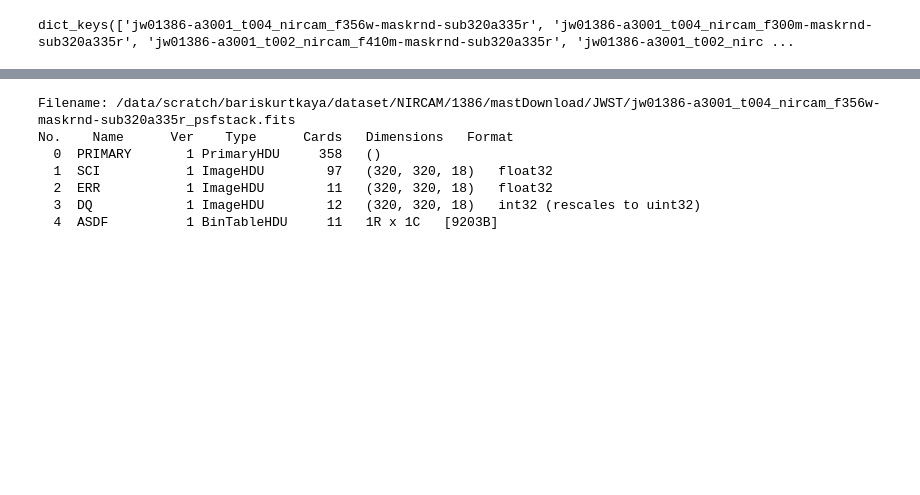
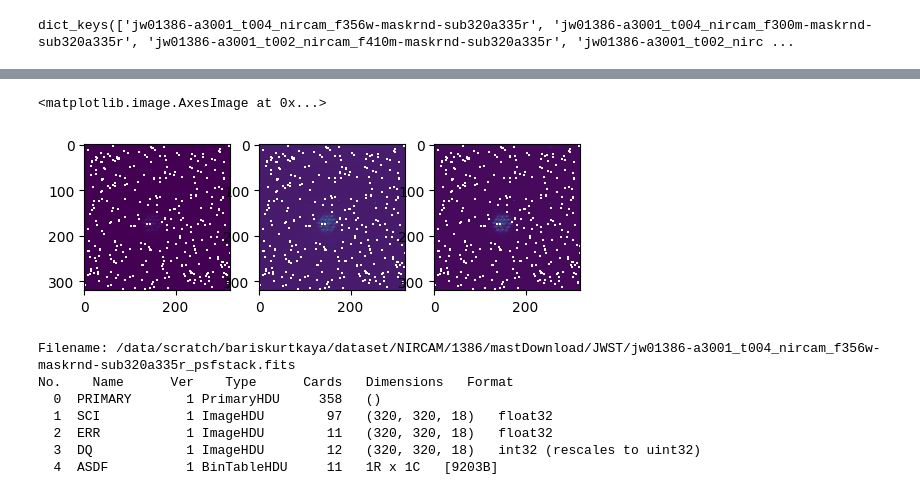
Before and after one commit to AstroMusers/AI-Boosted-Coronagraphy, a Jupyter notebook: notebooks/injection.ipynb, the cells around one changed output, grey strips where cells are left out. Saved outputs shown, nothing was run; the diff lists cells and outputs as text; code cells hidden in the pictures; blank space fills up the shorter version.

```diff
--- a/notebooks/injection.ipynb
+++ b/notebooks/injection.ipynb
@@ -68,3 +77,15 @@ psfstacks
+# %%
+plt.subplot(1,3,1)
+plt.imshow(psfstacks['jw01386-a3001_t004_nircam_f300m-maskrnd-sub320a335r'][1].data[0])
+
+plt.subplot(1,3,2)
+plt.imshow(psfstacks['jw01386-a3001_t004_nircam_f300m-maskrnd-sub320a335r'][1].data[126])
+
+plt.subplot(1,3,3)
+plt.imshow(psfstacks['jw01386-a3001_t004_nircam_f300m-maskrnd-sub320a335r'][1].data[438])
+# %% [output]
+<matplotlib.image.AxesImage at 0x...>
+[figure, added]
 # %%
 filter_key = 'jw01386-a3001_t004_nircam_f356w-maskrnd-sub320a335r'
 
```
Also changed, not shown: parts of 11 cells of this notebook, 2 other files.
